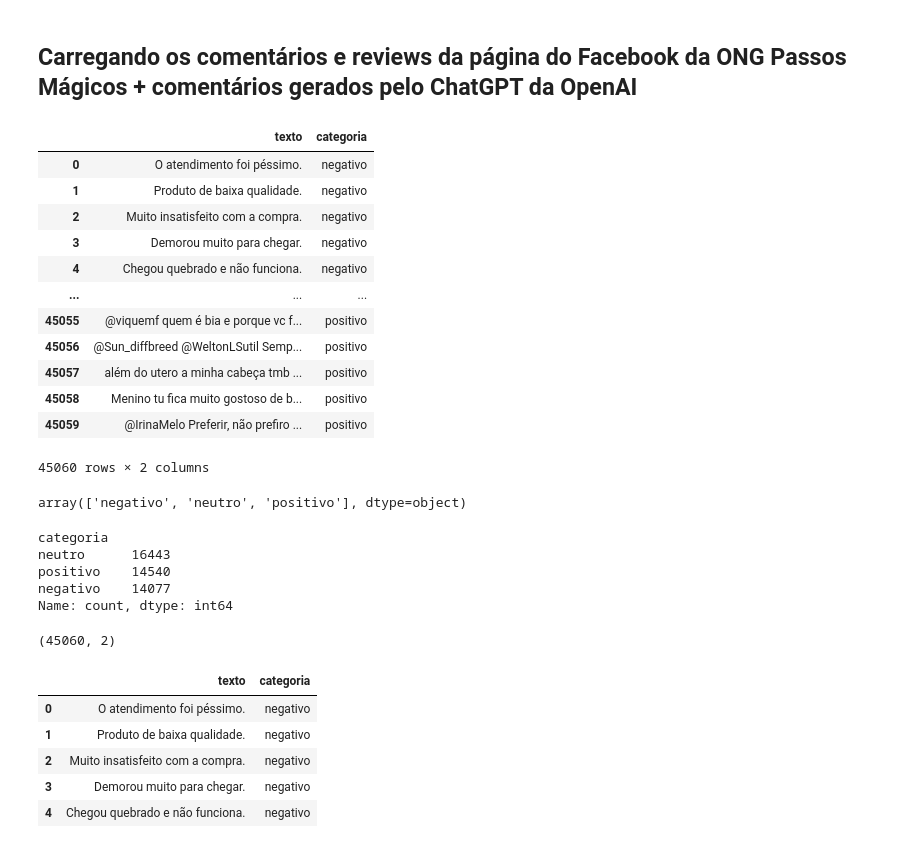
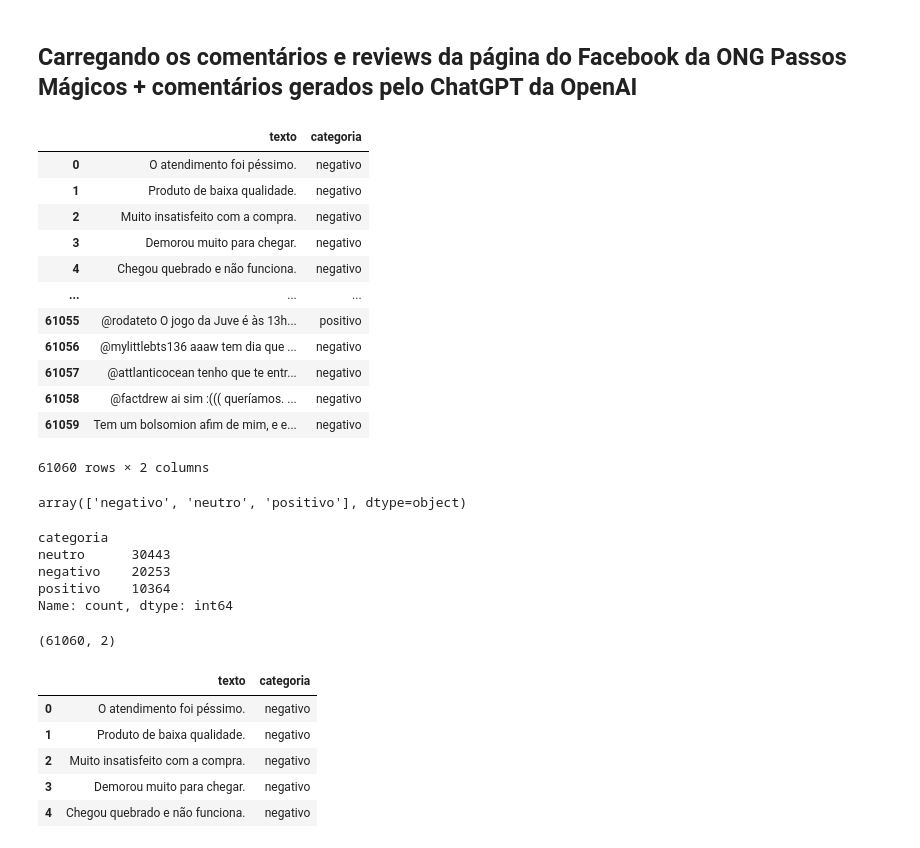
Before and after one commit to dhachcar/postech-tech-challenge-5, a Jupyter notebook: Tech_Challenge_5_NLP_Análise_de_sentimentos_de_texto.ipynb, the cells around one changed output. Drawn from its saved outputs; the diff is of its cells as text; code cells hidden in the pictures.

```diff
--- a/Tech_Challenge_5_NLP_Análise_de_sentimentos_de_texto.ipynb
+++ b/Tech_Challenge_5_NLP_Análise_de_sentimentos_de_texto.ipynb
@@ -134,20 +147,19 @@ df_4 = pd.read_csv('/content/facebook-mentions.csv', sep=';')
 df_5 = pd.read_csv('/content/facebook-reviews.csv', sep=';')
 df_ptbr_sentiment_1 = pd.read_csv('/content/kaggle-data/TweetsNeutralHash.csv')
 df_ptbr_sentiment_2 = pd.read_csv('/content/kaggle-data/TweetsNeutralNews.csv')
-df_ptbr_sentiment_3 = pd.read_csv('/content/kaggle-data/TweetsWithTheme.csv')
-df_ptbr_sentiment_4 = pd.read_csv('/content/kaggle-data/NoThemeTweets.csv')
+df_ptbr_sentiment_3 = pd.read_csv('/content/kaggle-data/NoThemeTweets.csv')
 # %%
 df_ptbr_sentiment_1['categoria'] = df_ptbr_sentiment_1['sentiment'].str.lower()
 df_ptbr_sentiment_1['texto'] = df_ptbr_sentiment_1['tweet_text']
 df_ptbr_sentiment_1_final = df_ptbr_sentiment_1[['texto', 'categoria']]
-df_ptbr_sentiment_1_final = df_ptbr_sentiment_1_final.sample(8000, random_state=777)
+df_ptbr_sentiment_1_final = df_ptbr_sentiment_1_final.sample(15000, random_state=777)
 # %%
 df_ptbr_sentiment_2['categoria'] = df_ptbr_sentiment_2['sentiment'].str.lower()
 df_ptbr_sentiment_2['texto'] = df_ptbr_sentiment_2['tweet_text']
 df_ptbr_sentiment_2_final = df_ptbr_sentiment_2[['texto', 'categoria']]
-df_ptbr_sentiment_2_final = df_ptbr_sentiment_2_final.sample(8000, random_state=777)
+df_ptbr_sentiment_2_final = df_ptbr_sentiment_2_final.sample(15000, random_state=777)
 # %%
 df_ptbr_sentiment_3['categoria'] = df_ptbr_sentiment_3['sentiment'].str.lower()
 df_ptbr_sentiment_3['texto'] = df_ptbr_sentiment_3['tweet_text']
 df_ptbr_sentiment_3_final = df_ptbr_sentiment_3[['texto', 'categoria']]
-df_ptbr_sentiment_3_final = df_ptbr_sentiment_3_final.sample(8000, random_state=777)
+df_ptbr_sentiment_3_final = df_ptbr_sentiment_3_final.sample(30000, random_state=5)
@@ -159,20 +166,20 @@ df_ptbr_sentiment_4_final = df_ptbr_sentiment_4_final.groupby('categoria', group
 # %%
-df = pd.concat([df_1, df_2, df_3, df_4, df_5, df_ptbr_sentiment_1_final, df_ptbr_sentiment_2_final, df_ptbr_sentiment_3_final, df_ptbr_sentiment_4_final], ignore_index=True)
+df = pd.concat([df_1, df_2, df_3, df_4, df_5, df_ptbr_sentiment_1_final, df_ptbr_sentiment_2_final, df_ptbr_sentiment_3_final], ignore_index=True)
 df
 # %% [output]
 |  | texto | categoria |
 | 0 | O atendimento foi péssimo. | negativo |
 | 1 | Produto de baixa qualidade. | negativo |
 | 2 | Muito insatisfeito com a compra. | negativo |
 | 3 | Demorou muito para chegar. | negativo |
 | 4 | Chegou quebrado e não funciona. | negativo |
 | ... | ... | ... |
-| 45055 | @viquemf quem é bia e porque vc f... | positivo |
-| 45056 | @Sun_diffbreed @WeltonLSutil Semp... | positivo |
-| 45057 | além do utero a minha cabeça tmb ... | positivo |
-| 45058 | Menino tu fica muito gostoso de b... | positivo |
-| 45059 | @IrinaMelo Preferir, não prefiro ... | positivo |
+| 61055 | @rodateto O jogo da Juve é às 13h... | positivo |
+| 61056 | @mylittlebts136 aaaw tem dia que ... | negativo |
+| 61057 | @attlanticocean tenho que te entr... | negativo |
+| 61058 | @factdrew ai sim :((( queríamos. ... | negativo |
+| 61059 | Tem um bolsomion afim de mim, e e... | negativo |
-45060 rows × 2 columns
+61060 rows × 2 columns
 # %%
 df['categoria'].unique()
 # %% [output]
@@ -181,14 +188,14 @@ array(['negativo', 'neutro', 'positivo'], dtype=object)
 df['categoria'].value_counts()
 # %% [output]
 categoria
-neutro      16443
-positivo    14540
-negativo    14077
+neutro      30443
+negativo    20253
+positivo    10364
 Name: count, dtype: int64
 # %%
 df.shape
 # %% [output]
-(45060, 2)
+(61060, 2)
 # %%
 df.head()
 # %% [output]
```
Also changed, not shown: parts of 51 cells of this notebook, 1 other file.
